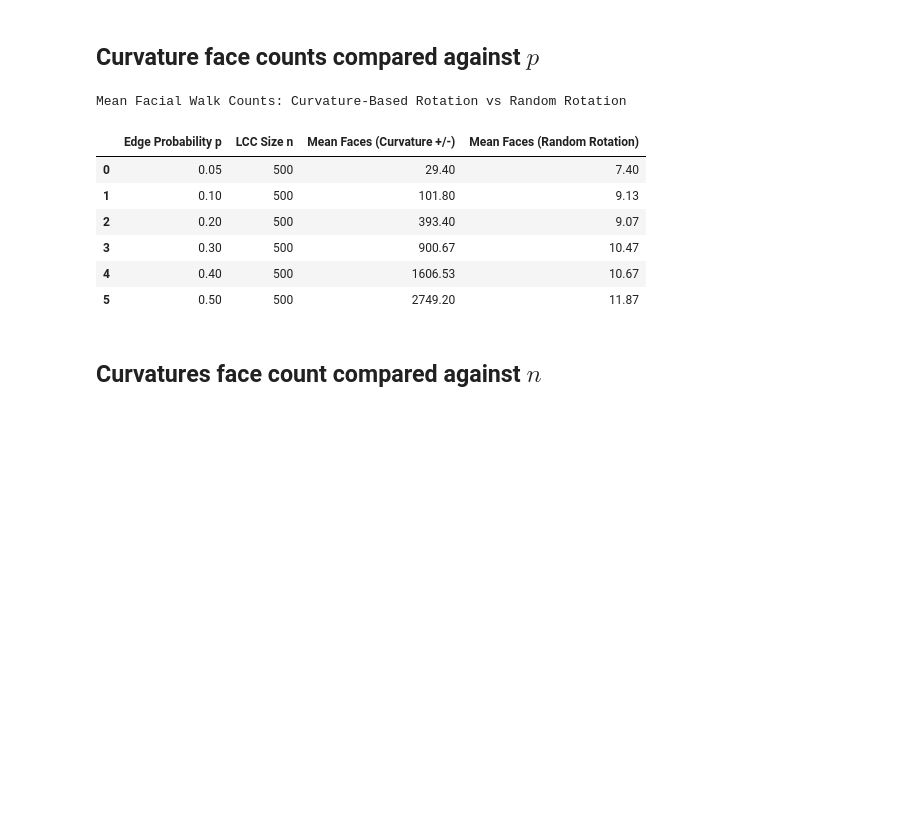
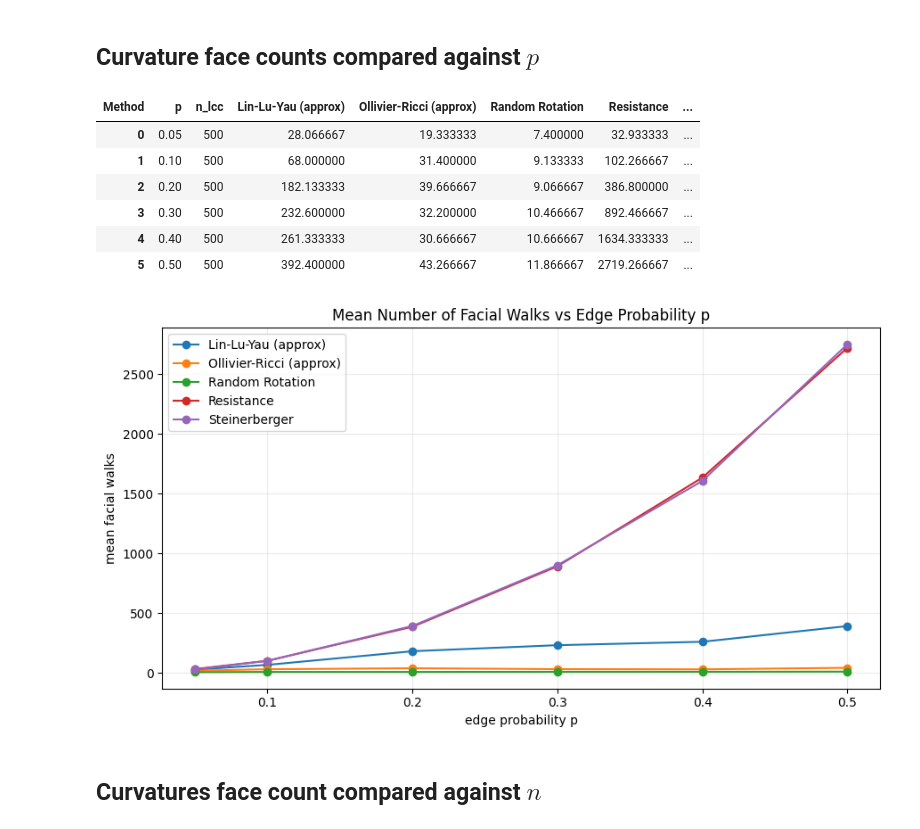
Before and after one commit to rbmuk/facialgen, a Jupyter notebook: curvature_experiments.ipynb, the cells around one changed output. Drawn from its saved outputs; the diff is of its cells as text; code cells hidden in the pictures; blank space fills up the shorter version.

```diff
--- a/curvature_experiments.ipynb
+++ b/curvature_experiments.ipynb
@@ -92,42 +136,42 @@ mean=0.666371, std=5.990996, min=-17.338616, max=21.002403
 # %%
-# df_results = pd.DataFrame(rows)
-# df_results = df_results[["p", "n_lcc", "curv_mean", "rand_mean"]]
+results_long = pd.DataFrame(rows)
+results_table = results_long.pivot(
+    index=["p", "n_lcc"],
+    columns="Method",
+    values="Mean Faces",
+).reset_index()
 
-# # Paper-friendly column names (no underscores).
-# table = df_results.rename(
-#     columns={
-#         "p": "Edge Probability p",
-#         "n_lcc": "LCC Size n",
-#         "curv_mean": "Mean Faces (Curvature +/-)",
-#         "rand_mean": "Mean Faces (Random Rotation)",
-#     }
-# )
+# Display a clean table first.
+display(
+    results_table.style
+    .format({c: "{:.2f}" for c in results_table.columns if c not in {"p", "n_lcc"}})
+    .format({"p": "{:.2f}"})
+)
 
-# styled = (
-#     table.style
-#     .format({
-#         "Edge Probability p": "{:.2f}",
-#         "Mean Faces (Curvature +/-)": "{:.2f}",
-#         "Mean Faces (Random Rotation)": "{:.2f}",
-#     })
-#     .set_caption("Mean Facial Walk Counts: Curvature-Based Rotation vs Random Rotation")
-#     .set_properties(**{"text-align": "center"})
-#     .set_table_styles([
-#         {"selector": "th", "props": [("text-align", "center"), ("font-weight", "bold")]},
-#         {"selector": "caption", "props": [("caption-side", "top"), ("font-size", "1.05em"), ("font-weight", "bold")]},
-#     ])
-# )
-
-# display(styled)
+fig, ax = plt.subplots(figsize=(9, 5))
+for method_name in [c for c in results_table.columns if c not in {"p", "n_lcc"}]:
+    ax.plot(
+        results_table["p"],
+        results_table[method_name],
+        marker="o",
+        label=method_name,
+    )
+ax.set_title("Mean Number of Facial Walks vs Edge Probability p")
+ax.set_xlabel("edge probability p")
+ax.set_ylabel("mean facial walks")
+ax.grid(alpha=0.25)
+ax.legend()
+plt.tight_layout()
+plt.show()
 # %% [output]
-Mean Facial Walk Counts: Curvature-Based Rotation vs Random Rotation
-|  | Edge Probability p | LCC Size n | Mean Faces (Curvature +/-) | Mean Faces (Random Rotation) |
-| 0 | 0.05 | 500 | 29.40 | 7.40 |
-| 1 | 0.10 | 500 | 101.80 | 9.13 |
-| 2 | 0.20 | 500 | 393.40 | 9.07 |
-| 3 | 0.30 | 500 | 900.67 | 10.47 |
-| 4 | 0.40 | 500 | 1606.53 | 10.67 |
-| 5 | 0.50 | 500 | 2749.20 | 11.87 |
+| Method | p | n_lcc | Lin-Lu-Yau (approx) | Ollivier-Ricci (approx) | Random Rotation | Resistance | ... |
+| 0 | 0.05 | 500 | 28.066667 | 19.333333 | 7.400000 | 32.933333 | ... |
+| 1 | 0.10 | 500 | 68.000000 | 31.400000 | 9.133333 | 102.266667 | ... |
+| 2 | 0.20 | 500 | 182.133333 | 39.666667 | 9.066667 | 386.800000 | ... |
+| 3 | 0.30 | 500 | 232.600000 | 32.200000 | 10.466667 | 892.466667 | ... |
+| 4 | 0.40 | 500 | 261.333333 | 30.666667 | 10.666667 | 1634.333333 | ... |
+| 5 | 0.50 | 500 | 392.400000 | 43.266667 | 11.866667 | 2719.266667 | ... |
+[figure, added]
 # %% [markdown]
 ## Curvatures face count compared against $n$
 # %%
```
Also changed, not shown: parts of 2 cells of this notebook, 3 other files.
